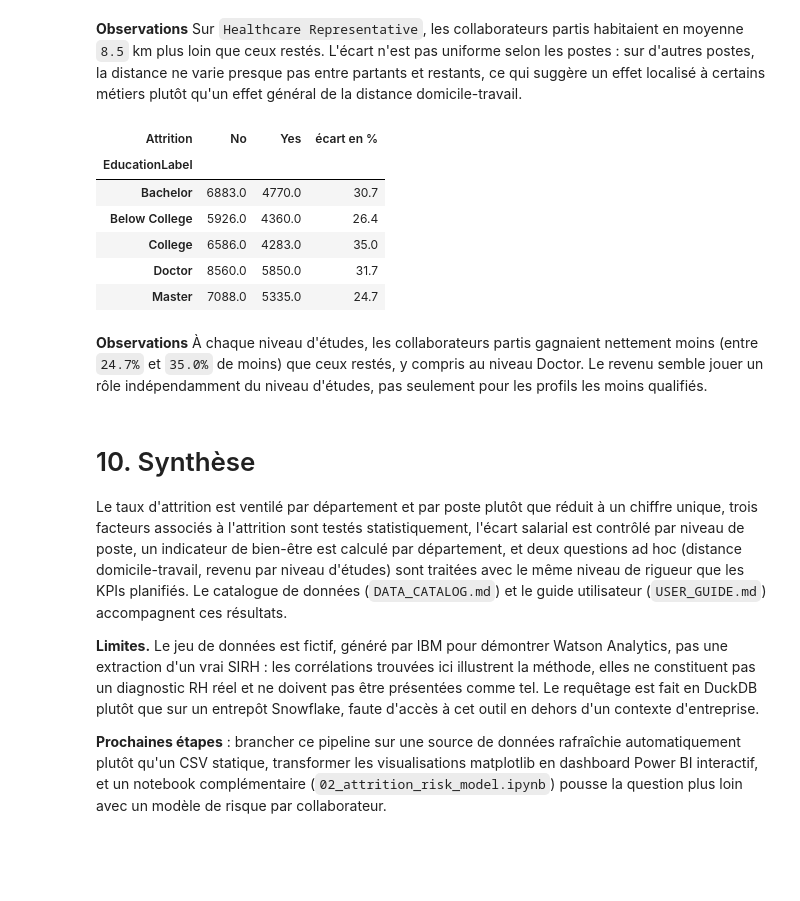
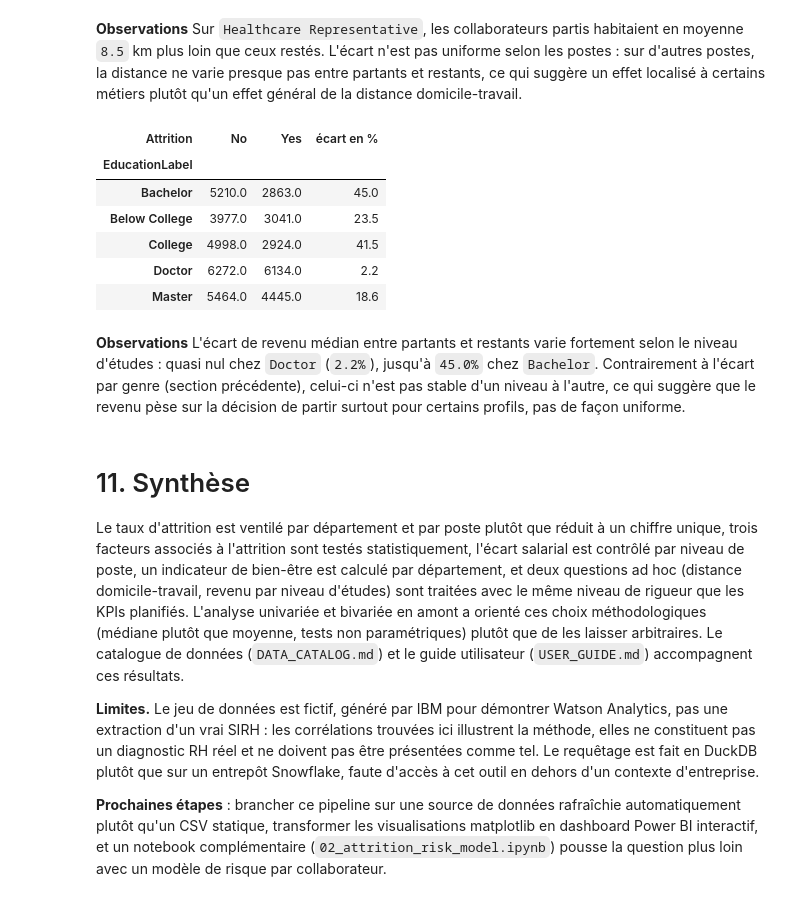
Before and after one commit to juliettebm/hr-master-data-analytics, a Jupyter notebook: notebooks/01_hr_analytics_kpis.ipynb, the cells around one changed output. Saved outputs shown, nothing was run; the diff lists cells and outputs as text; code cells hidden in the pictures; blank space fills up the shorter version.

```diff
--- a/notebooks/01_hr_analytics_kpis.ipynb
+++ b/notebooks/01_hr_analytics_kpis.ipynb
@@ -340,41 +445,44 @@ display(Markdown(
 # %%
 education_labels = {1: "Below College", 2: "College", 3: "Bachelor", 4: "Master", 5: "Doctor"}
 df["EducationLabel"] = df["Education"].map(education_labels)
 
 income_by_education = (
     df.groupby(["EducationLabel", "Attrition"])["MonthlyIncome"]
-    .mean()
+    .median()
     .unstack()
 )
 income_by_education["écart en %"] = (income_by_education["No"] - income_by_education["Yes"]) / income_by_education["No"]
 income_by_education["No"] = income_by_education["No"].round(0)
 income_by_education["Yes"] = income_by_education["Yes"].round(0)
 income_by_education["écart en %"] = (income_by_education["écart en %"] * 100).round(1)
 income_by_education
 # %% [output]
 | Attrition | No | Yes | écart en % |
 | EducationLabel |  |  |  |
-| Bachelor | 6883.0 | 4770.0 | 30.7 |
-| Below College | 5926.0 | 4360.0 | 26.4 |
-| College | 6586.0 | 4283.0 | 35.0 |
-| Doctor | 8560.0 | 5850.0 | 31.7 |
-| Master | 7088.0 | 5335.0 | 24.7 |
+| Bachelor | 5210.0 | 2863.0 | 45.0 |
+| Below College | 3977.0 | 3041.0 | 23.5 |
+| College | 4998.0 | 2924.0 | 41.5 |
+| Doctor | 6272.0 | 6134.0 | 2.2 |
+| Master | 5464.0 | 4445.0 | 18.6 |
 # %%
+gap_min_level = income_by_education["écart en %"].idxmin()
 gap_min = income_by_education["écart en %"].min()
+gap_max_level = income_by_education["écart en %"].idxmax()
 gap_max = income_by_education["écart en %"].max()
 
 display(Markdown(
-    f"**Observations** À chaque niveau d'études, les collaborateurs partis gagnaient nettement "
-    f"moins (entre `{gap_min:.1f}%` et `{gap_max:.1f}%` de moins) que ceux restés, y compris au niveau Doctor. "
-    f"Le revenu semble jouer un rôle indépendamment du niveau d'études, pas seulement pour les profils "
-    f"les moins qualifiés."
+    f"**Observations** L'écart de revenu médian entre partants et restants varie fortement selon le niveau "
+    f"d'études : quasi nul chez `{gap_min_level}` (`{gap_min:.1f}%`), jusqu'à `{gap_max:.1f}%` chez "
+    f"`{gap_max_level}`. Contrairement à l'écart par genre (section précédente), celui-ci n'est pas stable "
+    f"d'un niveau à l'autre, ce qui suggère que le revenu pèse sur la décision de partir surtout pour "
+    f"certains profils, pas de façon uniforme."
 ))
 # %% [output]
-**Observations** À chaque niveau d'études, les collaborateurs partis gagnaient nettement moins (entre `24.7%` et `35.0%` de moins) que ceux restés, y compris au niveau Doctor. Le revenu semble jouer un rôle indépendamment du niveau d'études, pas seulement pour les profils les moins qualifiés.
+**Observations** L'écart de revenu médian entre partants et restants varie fortement selon le niveau d'études : quasi nul chez `Doctor` (`2.2%`), jusqu'à `45.0%` chez `Bachelor`. Contrairement à l'écart par genre (section précédente), celui-ci n'est pas stable d'un niveau à l'autre, ce qui suggère que le revenu pèse sur la décision de partir surtout pour certains profils, pas de façon uniforme.
 # %% [markdown]
-# 10. Synthèse
+# 11. Synthèse
 
-Le taux d'attrition est ventilé par département et par poste plutôt que réduit à un chiffre unique, trois facteurs associés à l'attrition sont testés statistiquement, l'écart salarial est contrôlé par niveau de poste, un indicateur de bien-être est calculé par département, et deux questions ad hoc (distance domicile-travail, revenu par niveau d'études) sont traitées avec le même niveau de rigueur que les KPIs planifiés. Le catalogue de données (`DATA_CATALOG.md`) et le guide utilisateur (`USER_GUIDE.md`) accompagnent ces résultats.
+Le taux d'attrition est ventilé par département et par poste plutôt que réduit à un chiffre unique, trois facteurs associés à l'attrition sont testés statistiquement, l'écart salarial est contrôlé par niveau de poste, un indicateur de bien-être est calculé par département, et deux questions ad hoc (distance domicile-travail, revenu par niveau d'études) sont traitées avec le même niveau de rigueur que les KPIs planifiés. L'analyse univariée et bivariée en amont a orienté ces choix méthodologiques (médiane plutôt que moyenne, tests non paramétriques) plutôt que de les laisser arbitraires. Le catalogue de données (`DATA_CATALOG.md`) et le guide utilisateur (`USER_GUIDE.md`) accompagnent ces résultats.
 
 **Limites.** Le jeu de données est fictif, généré par IBM pour démontrer Watson Analytics, pas une extraction d'un vrai SIRH : les corrélations trouvées ici illustrent la méthode, elles ne constituent pas un diagnostic RH réel et ne doivent pas être présentées comme tel. Le requêtage est fait en DuckDB plutôt que sur un entrepôt Snowflake, faute d'accès à cet outil en dehors d'un contexte d'entreprise.
 
```
Also changed, not shown: parts of 16 cells of this notebook, 4 other files.
